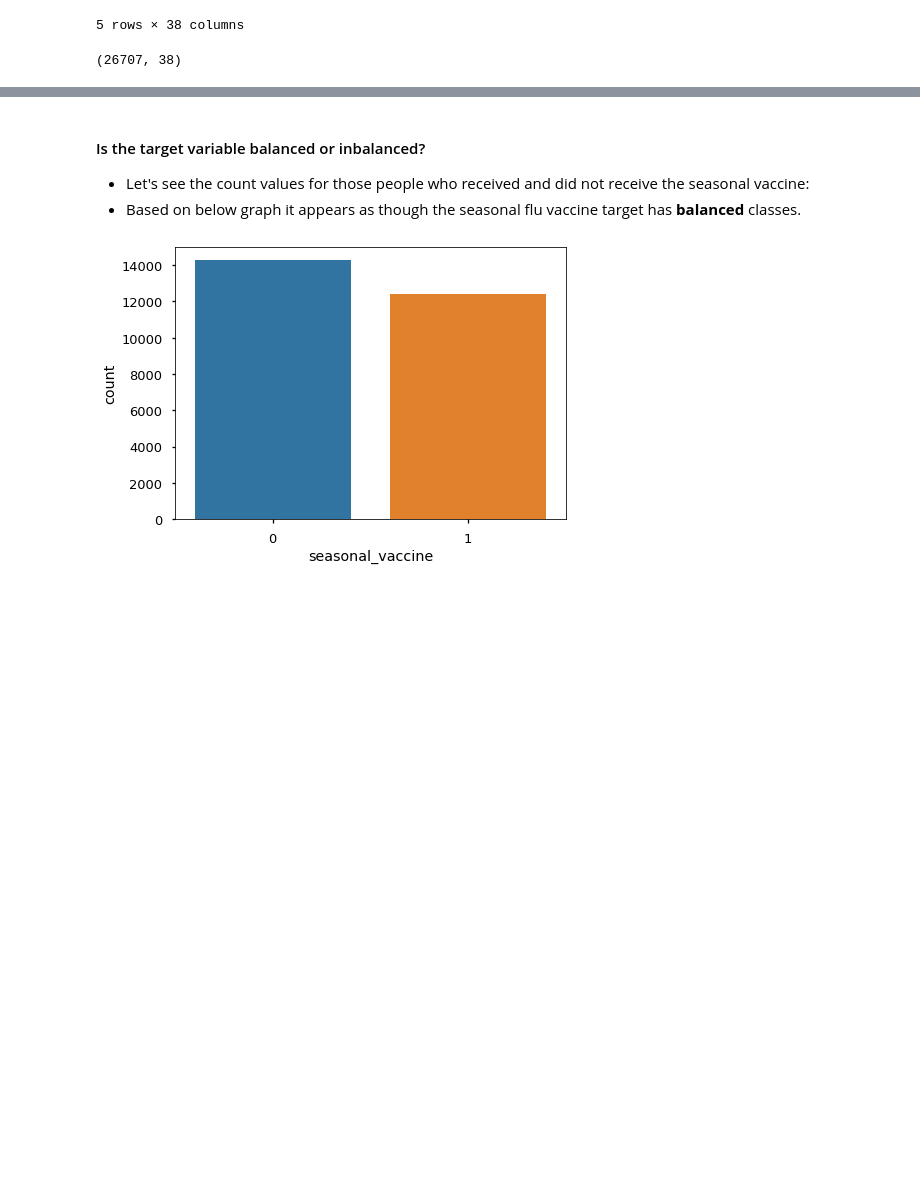
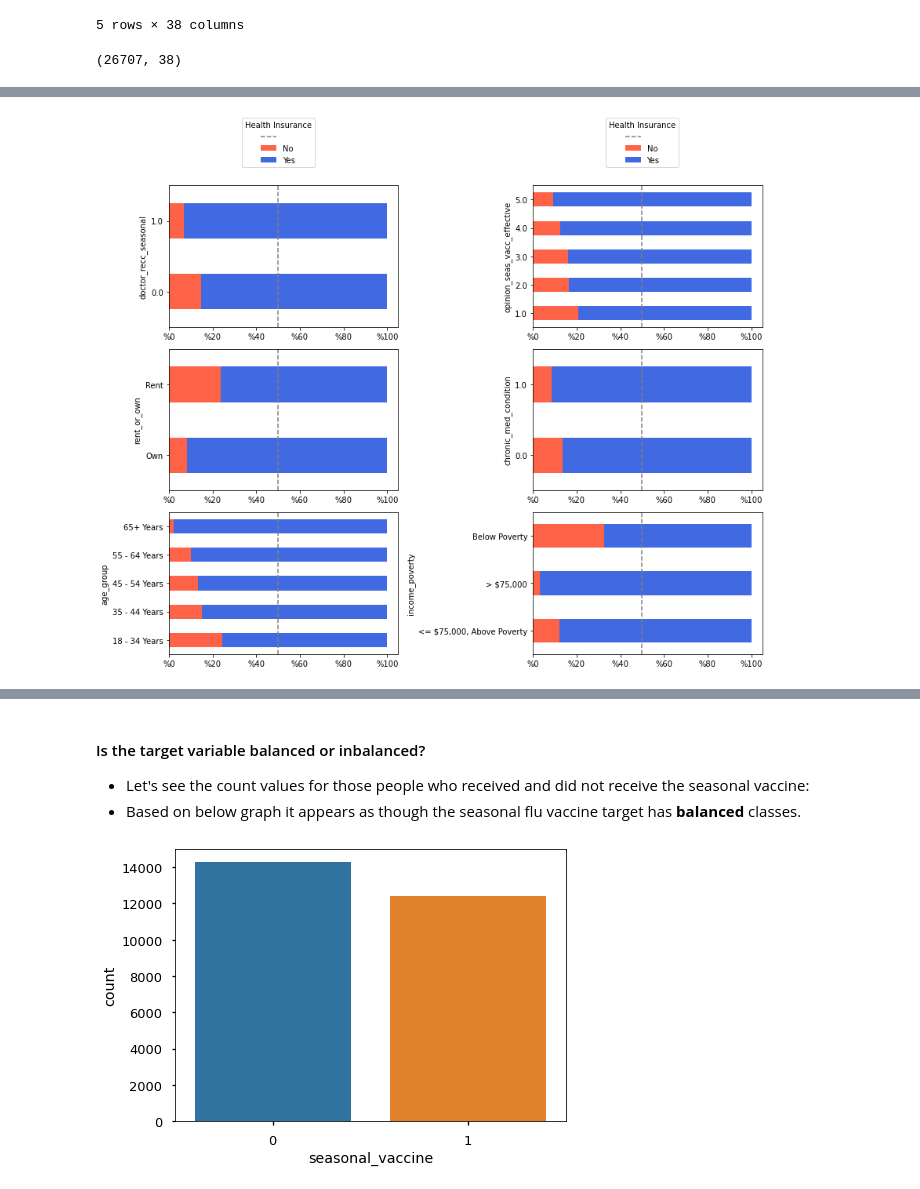
Before and after one commit to erdemiraysu/Seasonal_Flu_Vaccine_Intake_Classification, a Jupyter notebook: Notebook.ipynb, the cells around one changed output, grey strips where cells are left out. Saved outputs shown, nothing was run; the diff lists cells and outputs as text; code cells hidden in the pictures; blank space fills up the shorter version.

```diff
--- a/Notebook.ipynb
+++ b/Notebook.ipynb
@@ -216,0 +221,20 @@ array(['Not in Labor Force', 'Employed', 'Unemployed', nan], dtype=object)
+# %%
+columns = ['doctor_recc_seasonal', 'opinion_seas_vacc_effective', 'rent_or_own', 'chronic_med_condition', 'age_group', 'income_poverty']
+
+nrows = 3
+ncols= 2
+
+fig, ax_list = plt.subplots(nrows = nrows, ncols = ncols, figsize=(12,10))
+
+j=0
+for i in range(nrows):
+    for y in range(ncols):
+        proportion_plot(columns[j], 'health_insurance', ax = ax_list[i,y]) # need to use index for column because otherwise it does not ititrate.
+        j = j+1
+
+ax_list[0, 0].legend(bbox_to_anchor=(0.3, 1.1), labels = [None, 'No', 'Yes'], title='Health Insurance')
+ax_list[0, 1].legend(bbox_to_anchor=(0.3, 1.1), labels = [None, 'No', 'Yes'], title='Health Insurance')
+
+fig.tight_layout();
+# %% [output]
+[figure, added]
```
Also changed, not shown: parts of 86 cells of this notebook.
